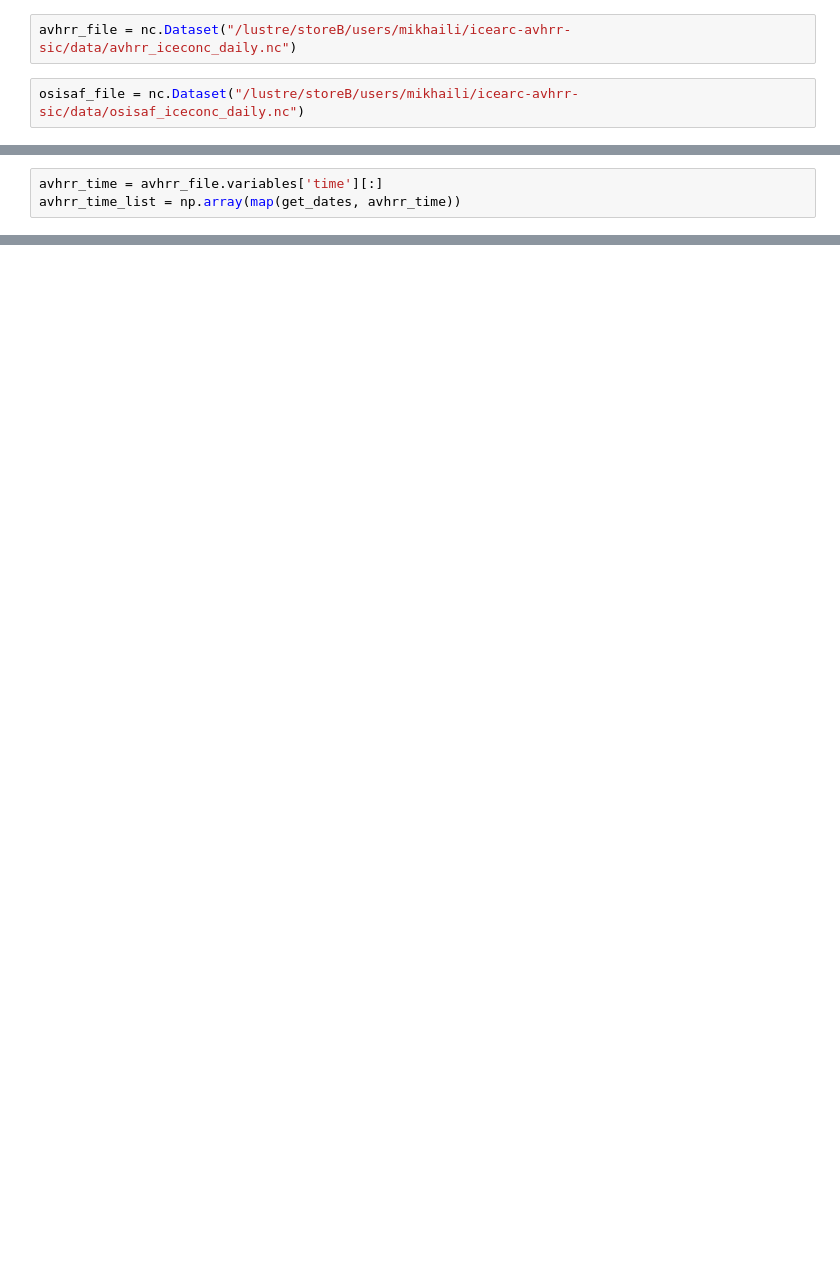
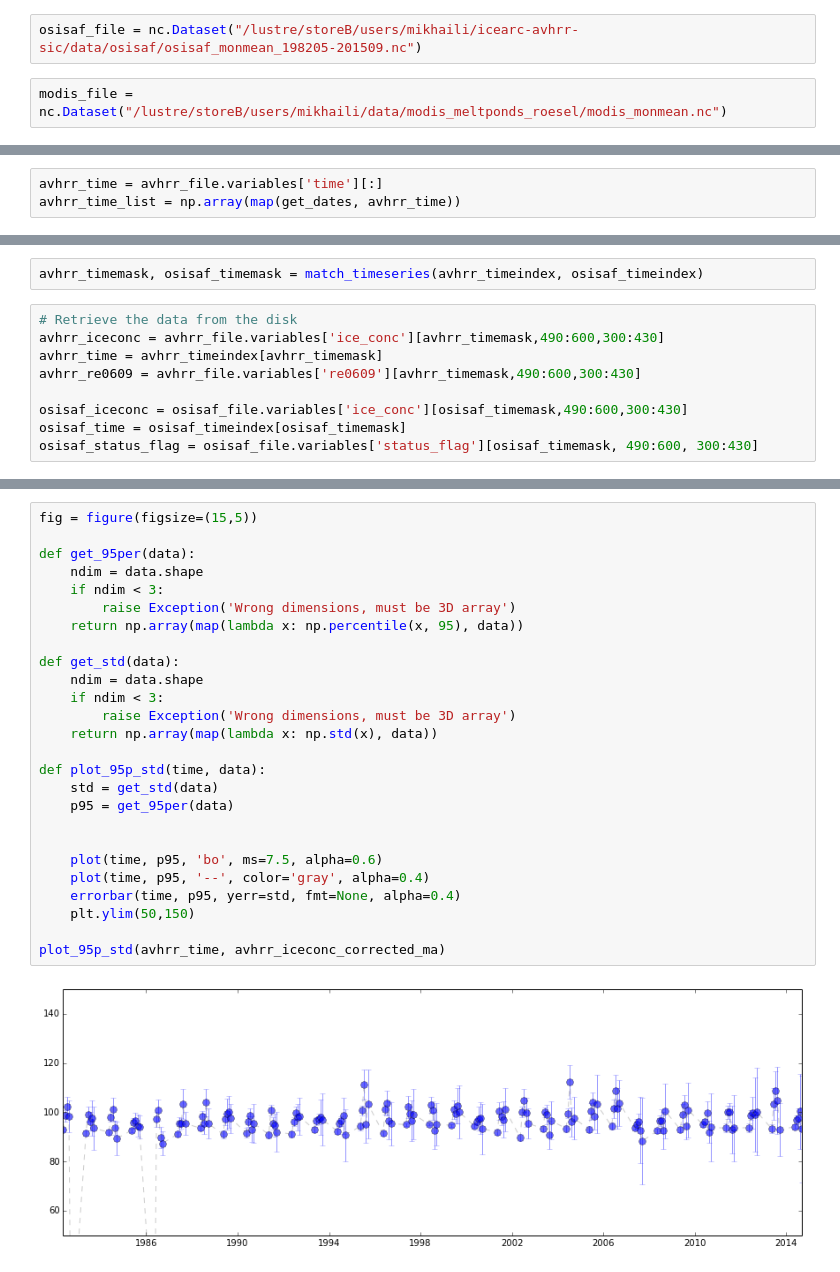
Before and after one commit to metno/icearc-avhrr-sic-old, a Jupyter notebook: notebooks/trend_analysis.ipynb, the cells around one changed output, grey strips where cells are left out. Saved outputs shown, nothing was run; the diff lists cells and outputs as text; blank space fills up the shorter version.

```diff
--- a/notebooks/trend_analysis.ipynb
+++ b/notebooks/trend_analysis.ipynb
@@ -7,5 +13,5 @@ from statsmodels.tsa.seasonal import seasonal_decompose
 # %%
-avhrr_file = nc.Dataset("/lustre/storeB/users/mikhaili/icearc-avhrr-sic/data/avhrr_iceconc_daily.nc")
+osisaf_file = nc.Dataset("/lustre/storeB/users/mikhaili/icearc-avhrr-sic/data/osisaf/osisaf_monmean_198205-201509.nc")
 # %%
-osisaf_file = nc.Dataset("/lustre/storeB/users/mikhaili/icearc-avhrr-sic/data/osisaf_iceconc_daily.nc")
+modis_file = nc.Dataset("/lustre/storeB/users/mikhaili/data/modis_meltponds_roesel/modis_monmean.nc")
 # %%
@@ -66,0 +67,11 @@ ax.set_ylabel('Mil. sq. km')
+# %%
+avhrr_timemask, osisaf_timemask = match_timeseries(avhrr_timeindex, osisaf_timeindex)
+# %%
+# Retrieve the data from the disk
+avhrr_iceconc = avhrr_file.variables['ice_conc'][avhrr_timemask,490:600,300:430]
+avhrr_time = avhrr_timeindex[avhrr_timemask]
+avhrr_re0609 = avhrr_file.variables['re0609'][avhrr_timemask,490:600,300:430]
+
+osisaf_iceconc = osisaf_file.variables['ice_conc'][osisaf_timemask,490:600,300:430]
+osisaf_time = osisaf_timeindex[osisaf_timemask]
+osisaf_status_flag = osisaf_file.variables['status_flag'][osisaf_timemask, 490:600, 300:430]
@@ -66,0 +84,28 @@ ax.set_ylabel('Mil. sq. km')
+# %%
+fig = figure(figsize=(15,5))
+
+def get_95per(data):
+    ndim = data.shape
+    if ndim < 3:
+        raise Exception('Wrong dimensions, must be 3D array')
+    return np.array(map(lambda x: np.percentile(x, 95), data))
+
+def get_std(data):
+    ndim = data.shape
+    if ndim < 3:
+        raise Exception('Wrong dimensions, must be 3D array')
+    return np.array(map(lambda x: np.std(x), data))
+
+def plot_95p_std(time, data):
+    std = get_std(data)
+    p95 = get_95per(data)
+
+
+    plot(time, p95, 'bo', ms=7.5, alpha=0.6)
+    plot(time, p95, '--', color='gray', alpha=0.4)
+    errorbar(time, p95, yerr=std, fmt=None, alpha=0.4)
+    plt.ylim(50,150)
+
+plot_95p_std(avhrr_time, avhrr_iceconc_corrected_ma)
+# %% [output]
+[figure, added]
```
Also changed, not shown: parts of 32 cells of this notebook, 8 other files.
